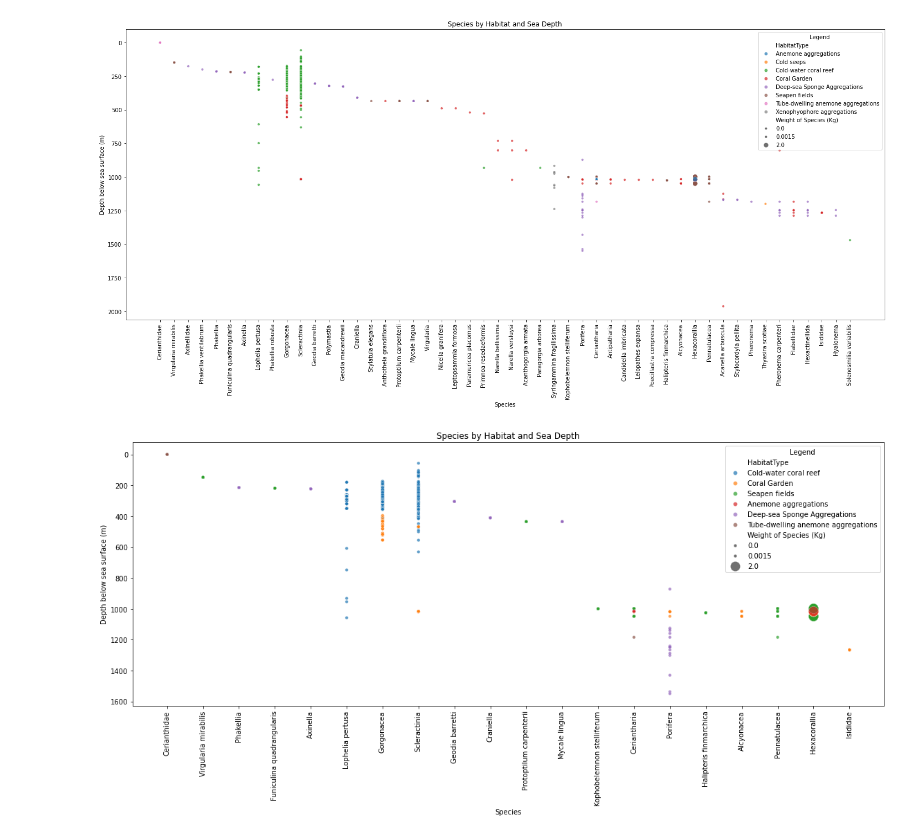
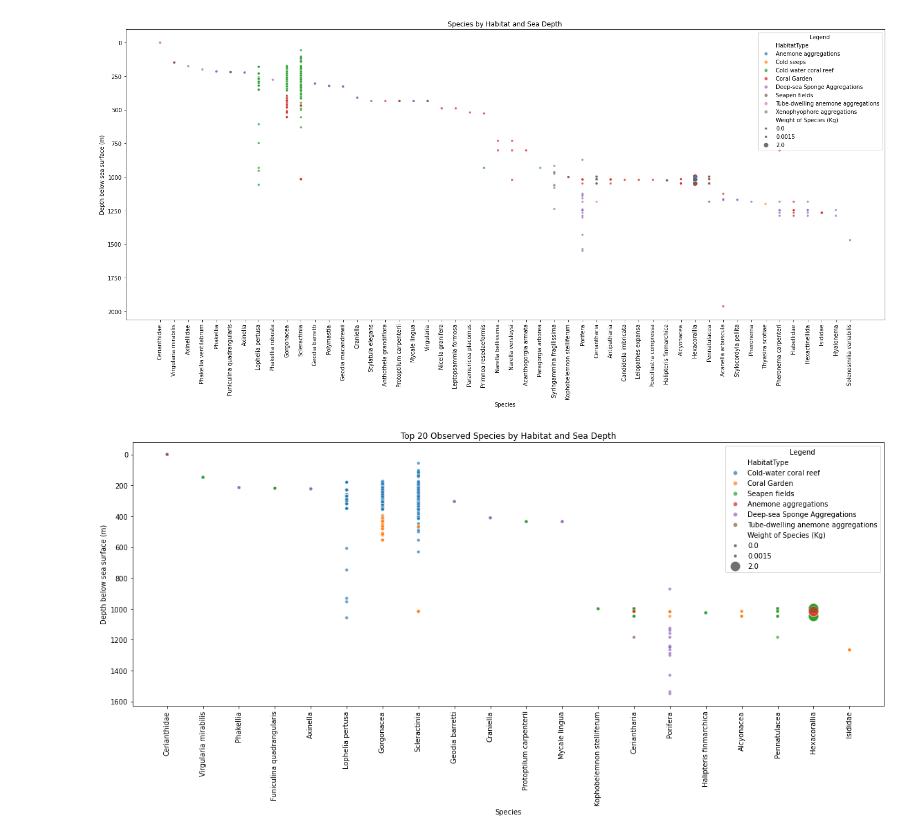
Before and after one commit to AquaLens/capstone, a Jupyter notebook: Data_Visualizations/marine_ecology.ipynb, the cells around one changed output. Drawn from its saved outputs; the diff is of its cells as text; code cells hidden in the pictures.

Commit message:
descriptions and image for VME presence

```diff
--- a/Data_Visualizations/marine_ecology.ipynb
+++ b/Data_Visualizations/marine_ecology.ipynb
@@ -130,35 +130,36 @@ plt.show()
 # visualization 2: scatter with top20 species
 
 # excluding "Unknown'
 df_species = df_vme_clean[df_vme_clean['HabitatType'] != 'Unknown'].copy()
 
 # focusing on top 20 most frequently observed species
 top_species = df_species['Species'].value_counts().nlargest(20).index
 df_species = df_species[df_species['Species'].isin(top_species)].copy()
 
 species_order = df_species.groupby('Species')['DepthLower'].median().sort_values().index
 df_species['Species'] = df_species['Species'].astype(CategoricalDtype(categories=species_order, ordered=True))
 
 # plotting
 plt.figure(figsize=(16, 8))
 scatter= sns.scatterplot(data=df_species, x='Species', y='DepthLower', hue='HabitatType', size='Weight_kg', alpha=0.7, legend='full',
                sizes=(20, 200))
 plt.gca().invert_yaxis()
 plt.xticks(rotation=90)
-plt.title('Species by Habitat and Sea Depth')
+plt.title('Top 20 Observed Species by Habitat and Sea Depth')
 plt.xlabel('Species')
 plt.ylabel('Depth below sea surface (m)')
 
 # legend
 scatter.legend_.set_title("Legend")
 for text in scatter.legend_.get_texts():
     if text.get_text() == "Weight_kg":text.set_text("Weight of Species (Kg) ")
 
 plt.xticks(rotation=90)
 plt.tight_layout()
+plt.savefig('top_20_species.png', dpi=300, bbox_inches='tight')
 plt.show()
 # %% [output]
-[figure, old version]
+[figure, new version]
 # %%
 #import os
 #os.makedirs("docs/data/visual_charts_graphs", exist_ok=True)
```
Also changed, not shown: parts of 1 cell of this notebook, 2 other files.
